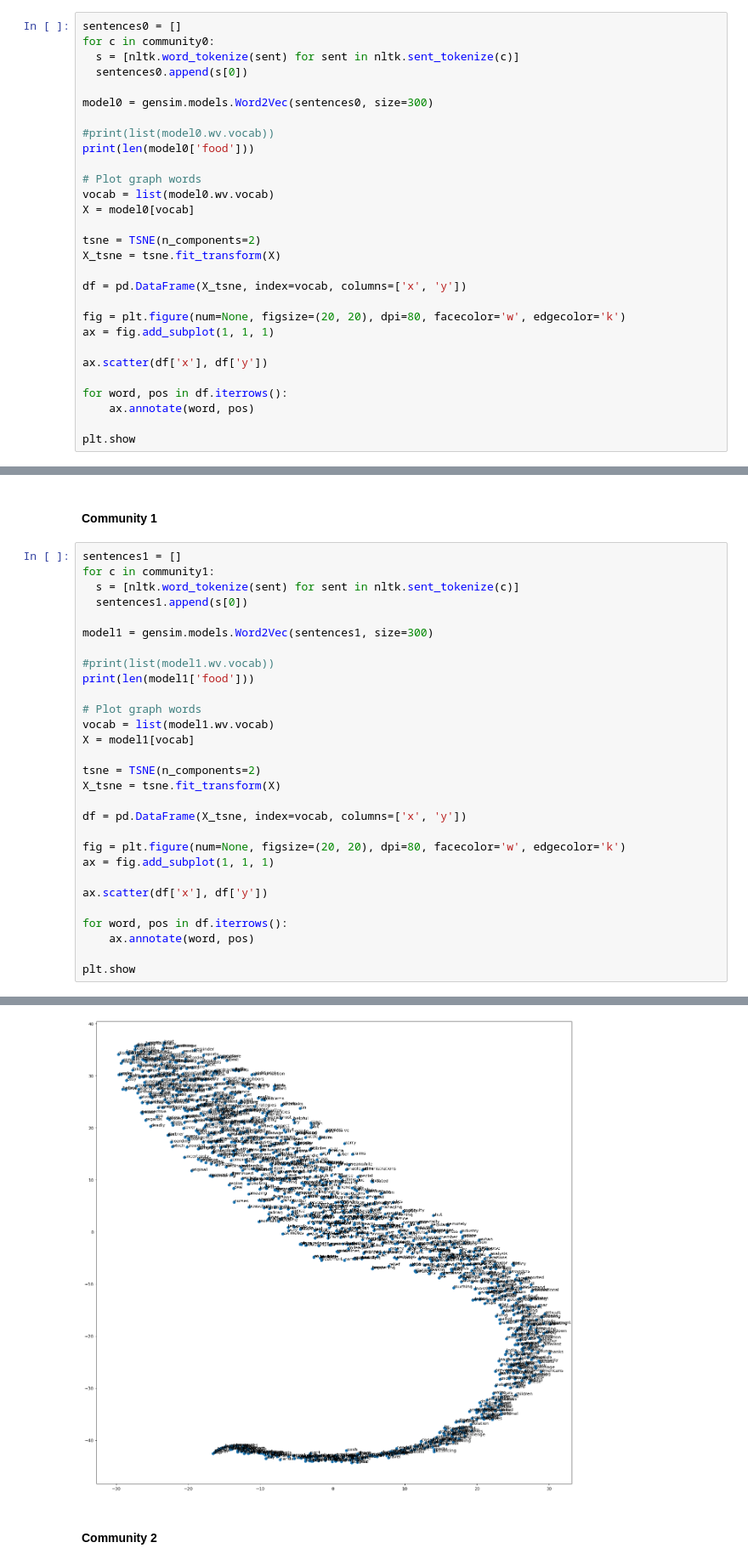
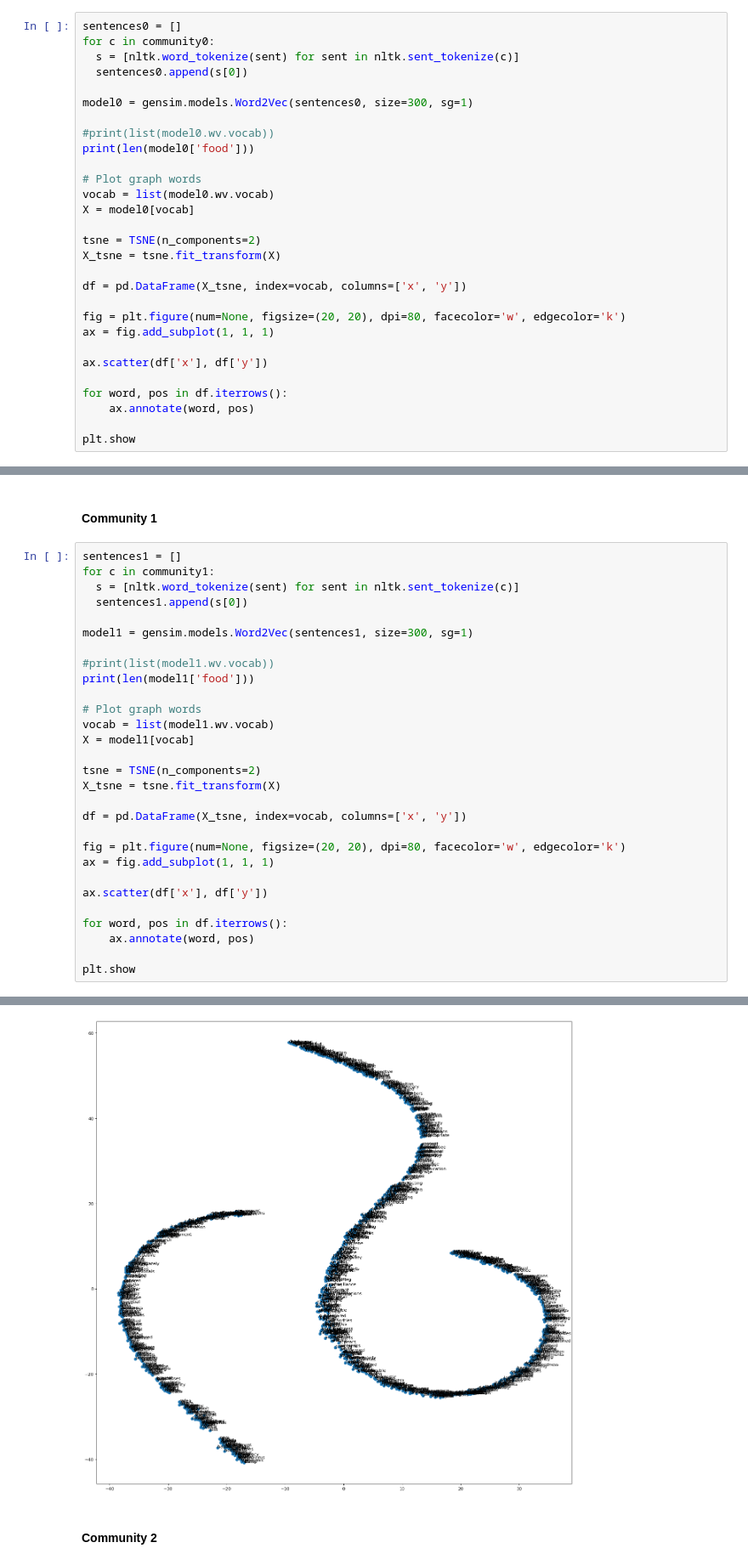
Before and after one commit to BCI-ECS-sapienza/Echo-chamber_COVID-19_edition, a Jupyter notebook: Word2vec/semantic_deviation.ipynb, the cells around one changed output, grey strips where cells are left out. Shown at 85% size. Cells and saved outputs as stored; diff of their text form.

```diff
--- a/Word2vec/semantic_deviation.ipynb
+++ b/Word2vec/semantic_deviation.ipynb
@@ -190,7 +190,7 @@ for c in community0:
   s = [nltk.word_tokenize(sent) for sent in nltk.sent_tokenize(c)]
   sentences0.append(s[0])
 
-model0 = gensim.models.Word2Vec(sentences0, size=300)
+model0 = gensim.models.Word2Vec(sentences0, size=300, sg=1)
 
 #print(list(model0.wv.vocab))
 print(len(model0['food']))
@@ -223,35 +223,35 @@ plt.show
 sentences1 = []
 for c in community1:
   s = [nltk.word_tokenize(sent) for sent in nltk.sent_tokenize(c)]
   sentences1.append(s[0])
 
-model1 = gensim.models.Word2Vec(sentences1, size=300)
+model1 = gensim.models.Word2Vec(sentences1, size=300, sg=1)
 
 #print(list(model1.wv.vocab))
 print(len(model1['food']))
 
 # Plot graph words
 vocab = list(model1.wv.vocab)
 X = model1[vocab]
 
 tsne = TSNE(n_components=2)
 X_tsne = tsne.fit_transform(X)
 
 df = pd.DataFrame(X_tsne, index=vocab, columns=['x', 'y'])
 
 fig = plt.figure(num=None, figsize=(20, 20), dpi=80, facecolor='w', edgecolor='k')
 ax = fig.add_subplot(1, 1, 1)
 
 ax.scatter(df['x'], df['y'])
 
 for word, pos in df.iterrows():
     ax.annotate(word, pos)
 
 plt.show
 # %% [output]
 300
 <function matplotlib.pyplot.show>
-[figure, old version]
+[figure, new version]
 # %% [markdown]
 #### Community 2
 # %%
```
Also changed, not shown: parts of 6 cells of this notebook, 1 other file.
